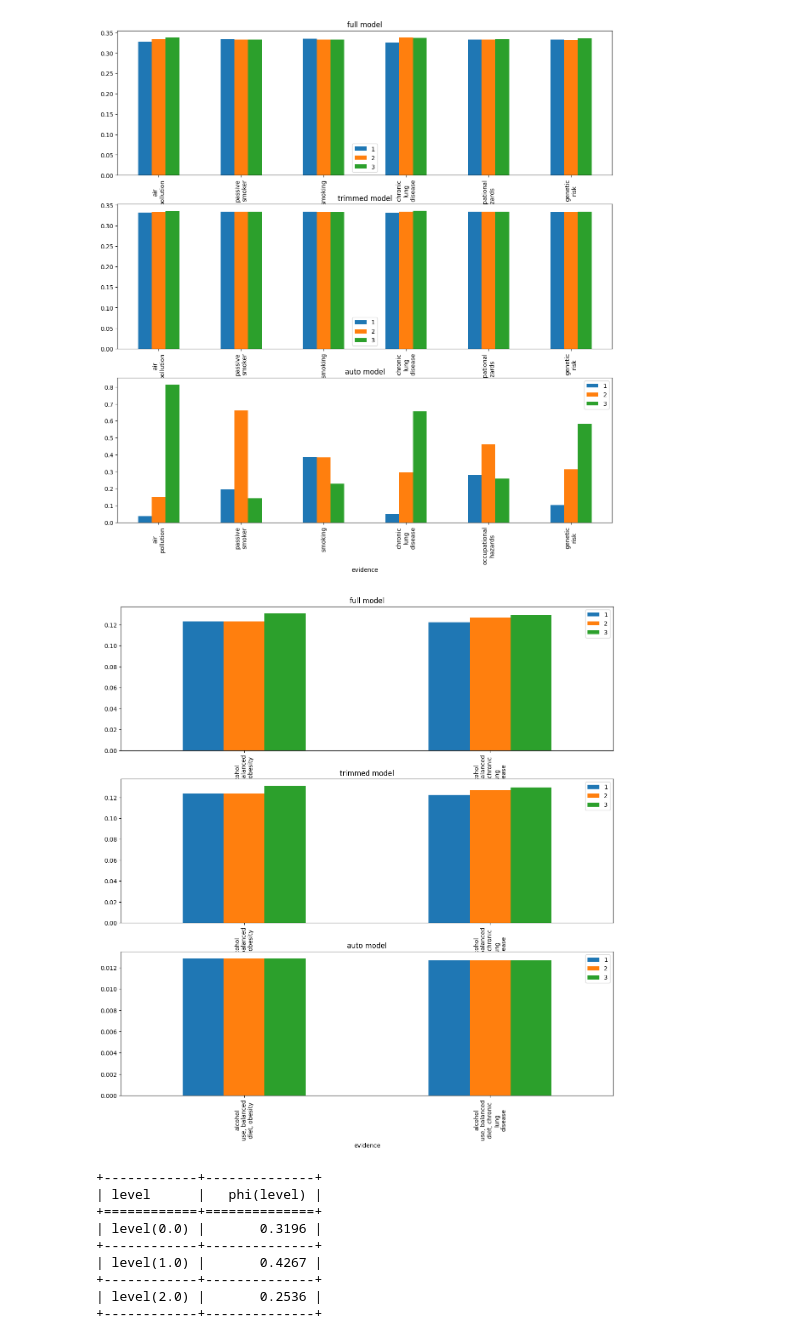
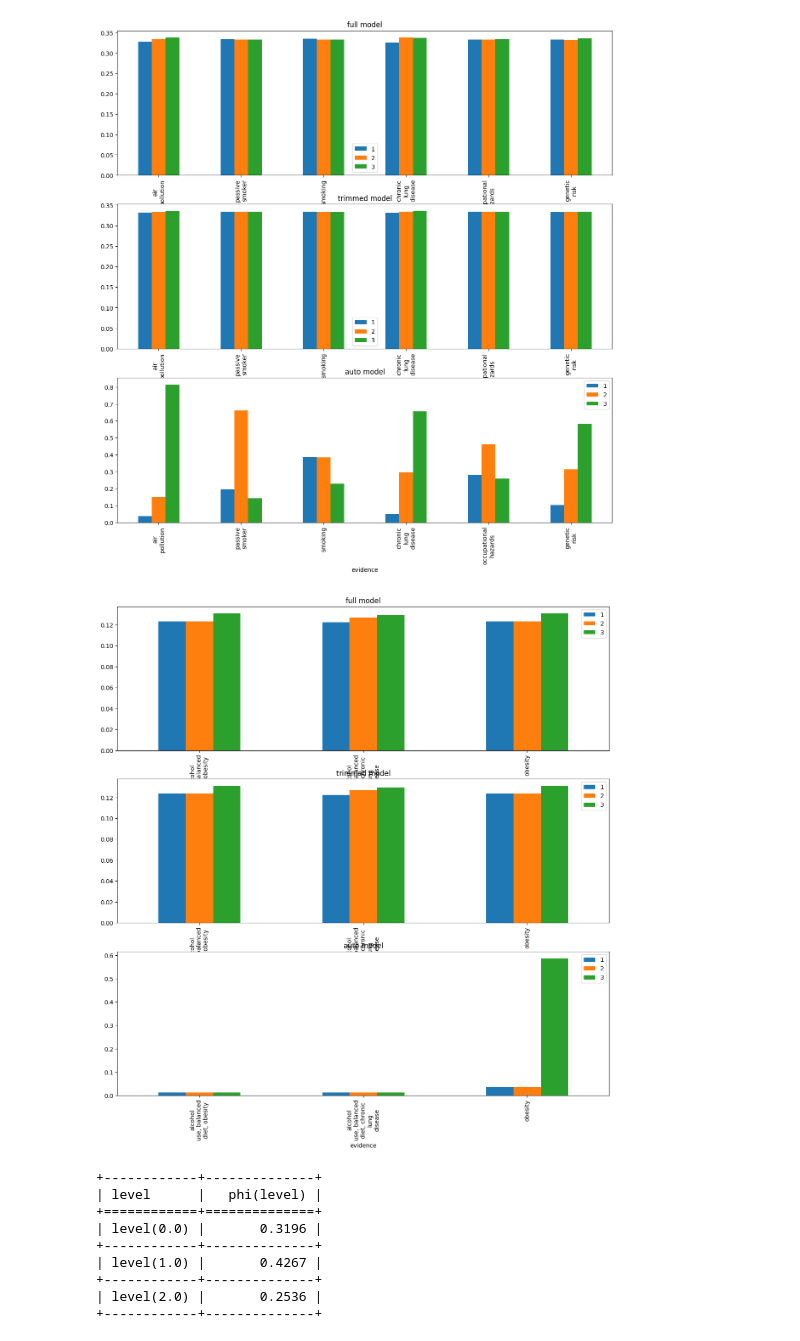
Before and after one commit to SeppiaBrilla/FAIKR_2023_MOD_3_Project, a Jupyter notebook: FAIRK_2023_MOD_3_Project.ipynb, the cells around one changed output. Cells and saved outputs as stored; diff of their text form; code cells hidden in the pictures.

```diff
--- a/FAIRK_2023_MOD_3_Project.ipynb
+++ b/FAIRK_2023_MOD_3_Project.ipynb
@@ -296,29 +296,29 @@ multi_bar_plot([results_full, results_trimmed, results_auto], ['full model', 'tr
 # %% [output]
 [figure]
 # %%
-evidences = [{'alcohol\nuse':6, 'balanced\ndiet': 5, 'obesity': 5}, {'alcohol\nuse':6, 'balanced\ndiet': 5, 'chronic\nlung\ndisease': 5}]
+evidences = [{'alcohol\nuse':6, 'balanced\ndiet': 5, 'obesity': 5}, {'alcohol\nuse':6, 'balanced\ndiet': 5, 'chronic\nlung\ndisease': 5}, {'obesity': 5}]
 query = ['shortness\nof\nbreath']
 results_breath_full = []
 results_breath_trimmed = []
 results_breath_auto = []
 for ev in evidences:
     full = full_bn_inference.query(query, evidence=ev)
     trimmed = trimmed_bn_inference.query(query, evidence=ev)
     auto = auto_bn_inference.query(query, evidence=ev)
     result_full = {'evidence' : ', '.join(list(ev.keys()))}
     result_trimmed = {'evidence' : ', '.join(list(ev.keys()))}
     result_auto = {'evidence' : ', '.join(list(ev.keys()))}
     for q_r in [0,1,2]:
         result_full[q_r + 1] = full.values[q_r]
         result_trimmed[q_r + 1] = trimmed.values[q_r]
         result_auto[q_r + 1] = auto.values[q_r]
     results_breath_full.append(result_full)
     results_breath_trimmed.append(result_trimmed)
     results_breath_auto.append(result_auto)
 
 multi_bar_plot([results_breath_full, results_breath_trimmed, results_breath_auto], ['full model', 'trimmed model', 'auto model'], 'evidence')
 # %% [output]
-[figure, old version]
+[figure, new version]
 # %%
 # Query example
 evidence = {'chest\npain':4, 'age': 1} # age = child
```
